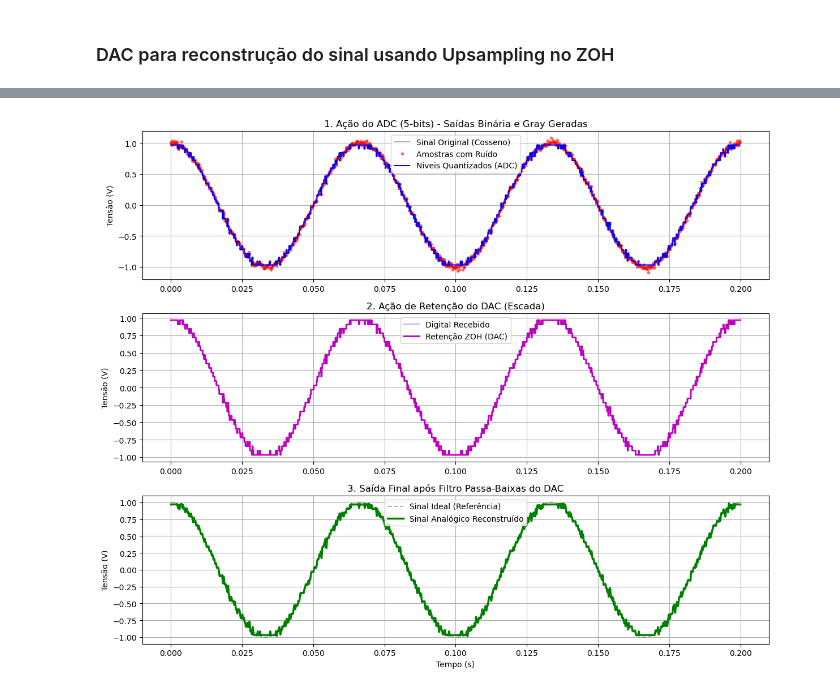
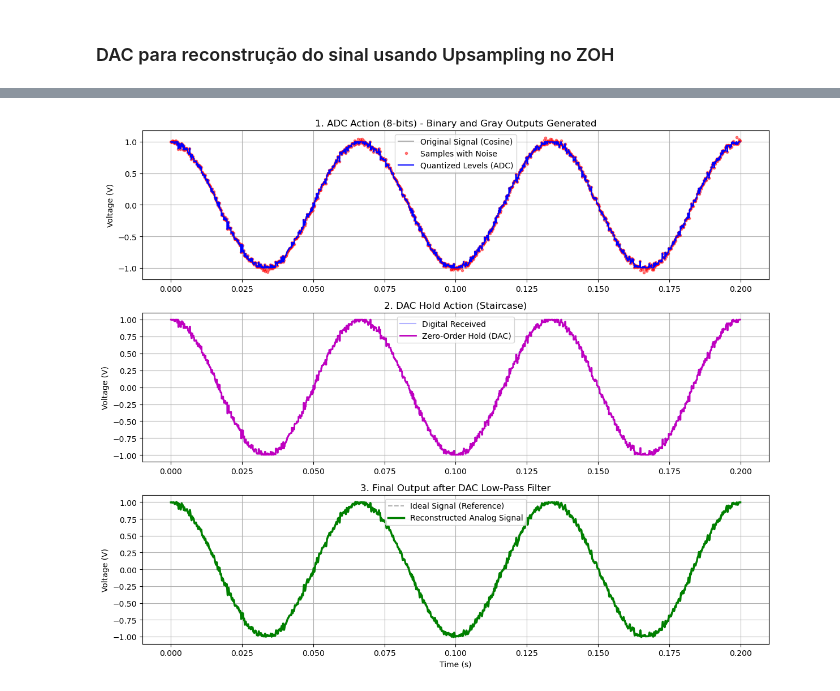
Before and after one commit to elmerfariass/DSPcap, a Jupyter notebook: ADC&DAC.ipynb, the cells around one changed output, grey strips where cells are left out. Cells and saved outputs as stored; diff of their text form; code cells hidden in the pictures.

```diff
--- a/ADC&DAC.ipynb
+++ b/ADC&DAC.ipynb
@@ -925,61 +875,70 @@ def simular_dac(sinal_digital_text, bits, v_min, v_max, fs_digital, fator_zoh=10
 # %%
-FS_ANALOG = 100000
-FS_SAMPLE = 5000
-F_SINAL = 15
-BITS = 5
-V_MIN = -1.0
-V_MAX = 1.0
-NOISE = 0.03
+# --- 1. Configuration Parameters ---
+ANALOG_SAMPLING_FREQ = 100000  # High resolution for "analog" simulation
+ADC_SAMPLING_FREQ = 5000       # Physical hardware sampling rate
+SIGNAL_FREQ = 15               # 15 Hz cosine wave
+BIT_DEPTH = 8                  # 8-bit resolution
+MIN_VOLTAGE = -1.0
+MAX_VOLTAGE = 1.0
+NOISE_STD = 0.03               # Simulated thermal noise
 
-# A. Sinal Analógico Original (Cosseno)
-t_analog_original = np.arange(0, 0.2, 1/FS_ANALOG)
-x_cosseno = 1 * np.cos(2 * np.pi * F_SINAL * t_analog_original)
+# --- A. Original Analog Signal (Cosine) ---
+original_analog_time = np.arange(0, 0.2, 1/ANALOG_SAMPLING_FREQ)
+cosine_signal = 1 * np.cos(2 * np.pi * SIGNAL_FREQ * original_analog_time)
 
-# B. Passando pelo ADC
-print("Iniciando conversão A/D...")
-# Atenção ao desempacotamento com a nova variável 'bin_out' E 'gray_out'
-t_samp, x_samp, x_quant, q_noise, bin_out, gray_out, snr, enob = adc_simulation(
-    x_cosseno, FS_ANALOG, FS_SAMPLE, BITS, V_MIN, V_MAX, noise_std=NOISE
+# --- B. ADC Processing ---
+print("Starting A/D conversion...")
+# Extracting sampled time, raw samples, quantized signal, noise, and digital codes
+(sampled_time, sampled_signal, quantized_signal, quantization_noise,
+ binary_out, gray_out, snr, enob) = adc_simulation(
+    cosine_signal, ANALOG_SAMPLING_FREQ, ADC_SAMPLING_FREQ,
+    BIT_DEPTH, MIN_VOLTAGE, MAX_VOLTAGE, noise_std=NOISE_STD
 )
-print(f"ADC Finalizado! SNR: {snr:.2f} dB | ENOB: {enob:.2f} bits\n")
+print(f"ADC Completed! SNR: {snr:.2f} dB | ENOB: {enob:.2f} bits\n")
 
-# Mostrando a comparação lado a lado para você analisar!
-print("Comparação das 8 primeiras amostras:")
-print(f"Binário Padrão: {bin_out[:8]}")
-print(f"Código Gray:    {gray_out[:8]}\n")
+# Comparing first 8 samples for analysis
+print("Comparison of first 8 samples:")
+print(f"Standard Binary: {binary_out[:8]}")
+print(f"Gray Code:       {gray_out[:8]}\n")
 
-# C. Passando pelo DAC (Enviando o Gray!)
-print("Iniciando reconstrução D/A...")
-t_dig, s_tensao, t_ana, s_zoh, s_rec = simular_dac(
-    gray_out, BITS, V_MIN, V_MAX, fs_digital=FS_SAMPLE, fator_zoh=100, usar_filtro=True
+# --- C. DAC Processing (Using Gray Code!) ---
+print("Starting D/A reconstruction...")
+# Reconstructing from Gray code back to analog voltage
+(digital_time, voltage_levels, reconstructed_analog_time,
+ zoh_signal, reconstructed_signal) = simulate_dac(
+    gray_out, BIT_DEPTH, MIN_VOLTAGE, MAX_VOLTAGE,
+    fs_digital=ADC_SAMPLING_FREQ, zoh_factor=100, use_filter=True, gray_input=True
 )
 
-# Plotando os Resultados
+# --- Plotting Results ---
 plt.figure(figsize=(12, 10))
 
+# Plot 1: ADC Action
 plt.subplot(3, 1, 1)
-plt.plot(t_analog_original, x_cosseno, 'k-', alpha=0.3, label='Sinal Original (Cosseno)')
-plt.plot(t_samp, x_samp, 'r.', alpha=0.5, label='Amostras com Ruído')
-plt.step(t_samp, x_quant, 'b-', where='mid', label='Níveis Quantizados (ADC)')
-plt.title(f'1. Ação do ADC ({BITS}-bits) - Saídas Binária e Gray Geradas')
-plt.ylabel('Tensão (V)')
+plt.plot(original_analog_time, cosine_signal, 'k-', alpha=0.3, label='Original Signal (Cosine)')
+plt.plot(sampled_time, sampled_signal, 'r.', alpha=0.5, label='Samples with Noise')
+plt.step(sampled_time, quantized_signal, 'b-', where='mid', label='Quantized Levels (ADC)')
+plt.title(f'1. ADC Action ({BIT_DEPTH}-bits) - Binary and Gray Outputs Generated')
+plt.ylabel('Voltage (V)')
 plt.grid(True)
 plt.legend()
 
+# Plot 2: DAC Staircase (ZOH)
 plt.subplot(3, 1, 2)
-plt.step(t_samp, x_quant, 'b-', alpha=0.3, where='mid', label='Digital Recebido')
-plt.plot(t_ana, s_zoh, 'm-', linewidth=2, label='Retenção ZOH (DAC)')
-plt.title('2. Ação de Retenção do DAC (Escada)')
-plt.ylabel('Tensão (V)')
+plt.step(sampled_time, quantized_signal, 'b-', alpha=0.3, where='mid', label='Digital Received')
+plt.plot(reconstructed_analog_time, zoh_signal, 'm-', linewidth=2, label='Zero-Order Hold (DAC)')
+plt.title('2. DAC Hold Action (Staircase)')
+plt.ylabel('Voltage (V)')
 plt.grid(True)
 plt.legend()
 
+# Plot 3: Final Reconstructed Output
 plt.subplot(3, 1, 3)
-plt.plot(t_analog_original, x_cosseno, 'k--', alpha=0.3, label='Sinal Ideal (Referência)')
-plt.plot(t_ana, s_rec, 'g-', linewidth=2.5, label='Sinal Analógico Reconstruído')
-plt.title('3. Saída Final após Filtro Passa-Baixas do DAC')
-plt.xlabel('Tempo (s)')
-plt.ylabel('Tensão (V)')
+plt.plot(original_analog_time, cosine_signal, 'k--', alpha=0.3, label='Ideal Signal (Reference)')
+plt.plot(reconstructed_analog_time, reconstructed_signal, 'g-', linewidth=2.5, label='Reconstructed Analog Signal')
+plt.title('3. Final Output after DAC Low-Pass Filter')
+plt.xlabel('Time (s)')
+plt.ylabel('Voltage (V)')
 plt.grid(True)
 plt.legend()
 
@@ -997 +956 @@ Iniciando reconstrução D/A...
-[figure, old version]
+[figure, new version]
```
Also changed, not shown: parts of 8 cells of this notebook.
